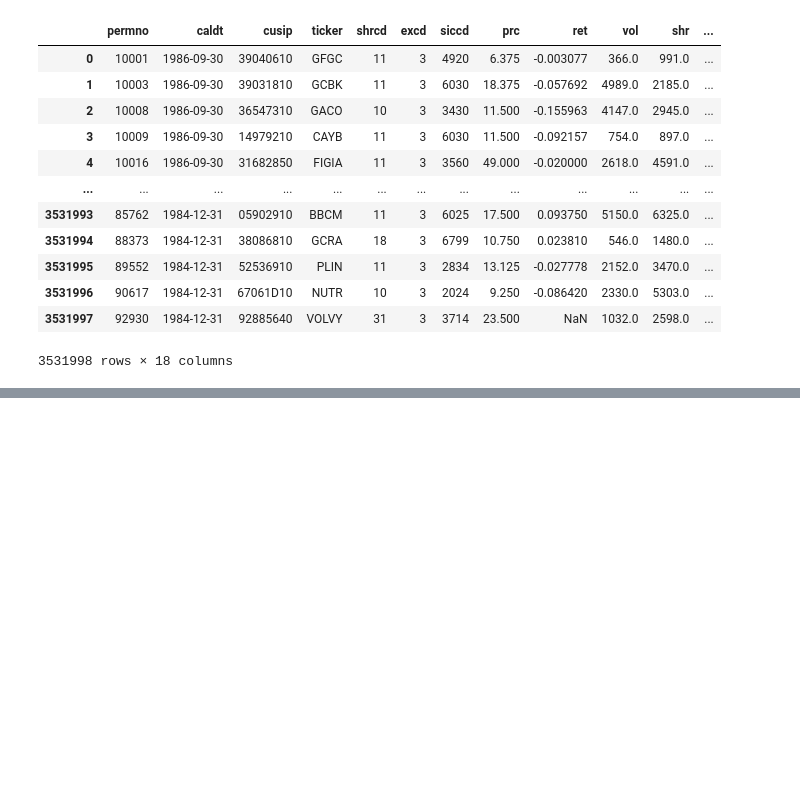
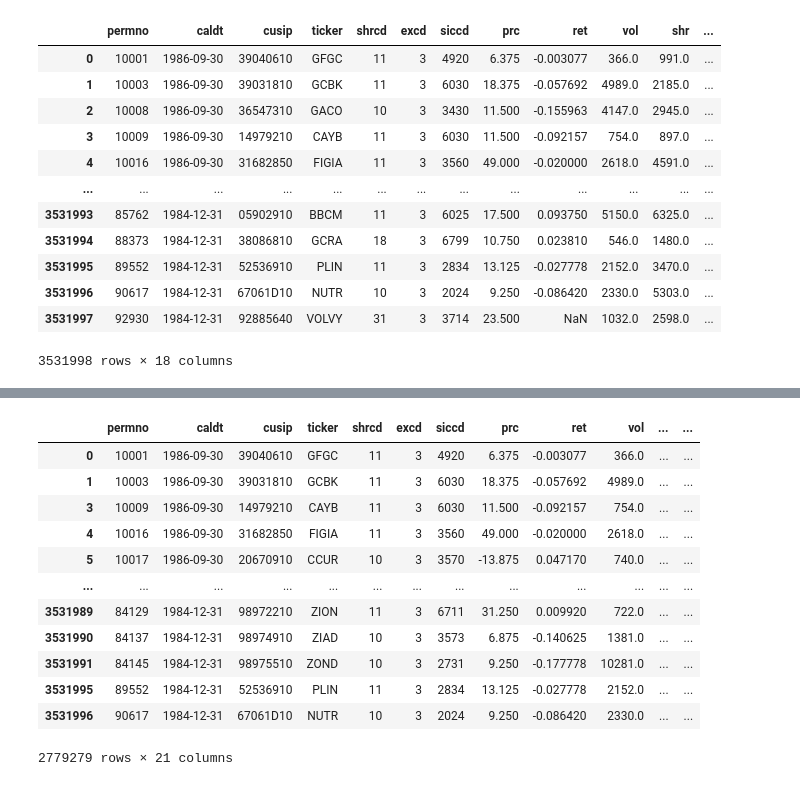
Before and after one commit to ando600/fin_586R_research, a Jupyter notebook: FIN/Project estimation.ipynb, the cells around one changed output, grey strips where cells are left out. Saved outputs shown, nothing was run; the diff lists cells and outputs as text; code cells hidden in the pictures; blank space fills up the shorter version.

```diff
--- a/FIN/Project estimation.ipynb
+++ b/FIN/Project estimation.ipynb
@@ -390,0 +411,5 @@ dfrep
+# %%
+dfrep['exret'] = dfrep['ret']*100 - dfrep['RF']
+# %%
+dfrep = dfrep.rename(columns = {'Mkt-RF':'MKT'})
+dfrep
@@ -390,0 +434,3 @@ dfrep
+# %%
+dfrep = dfrep.merge(monthdf.loc[:,['caldt','Lt']], on = 'caldt', how = 'left')
+dfrep
@@ -390,0 +451,3 @@ dfrep
+# %%
+dfrep = dfrep.dropna()
+dfrep['year'] = dfrep['caldt'].dt.year
@@ -391,3 +491,19 @@ dfrep
+# %%
+dfrep
+# %% [output]
+|  | permno | caldt | cusip | ticker | shrcd | excd | siccd | prc | ret | vol | ... | ... |
+| 0 | 10001 | 1986-09-30 | 39040610 | GFGC | 11 | 3 | 4920 | 6.375 | -0.003077 | 366.0 | ... | ... |
+| 1 | 10003 | 1986-09-30 | 39031810 | GCBK | 11 | 3 | 6030 | 18.375 | -0.057692 | 4989.0 | ... | ... |
+| 3 | 10009 | 1986-09-30 | 14979210 | CAYB | 11 | 3 | 6030 | 11.500 | -0.092157 | 754.0 | ... | ... |
+| 4 | 10016 | 1986-09-30 | 31682850 | FIGIA | 11 | 3 | 3560 | 49.000 | -0.020000 | 2618.0 | ... | ... |
+| 5 | 10017 | 1986-09-30 | 20670910 | CCUR | 10 | 3 | 3570 | -13.875 | 0.047170 | 740.0 | ... | ... |
+| ... | ... | ... | ... | ... | ... | ... | ... | ... | ... | ... | ... | ... |
+| 3531989 | 84129 | 1984-12-31 | 98972210 | ZION | 11 | 3 | 6711 | 31.250 | 0.009920 | 722.0 | ... | ... |
+| 3531990 | 84137 | 1984-12-31 | 98974910 | ZIAD | 10 | 3 | 3573 | 6.875 | -0.140625 | 1381.0 | ... | ... |
+| 3531991 | 84145 | 1984-12-31 | 98975510 | ZOND | 10 | 3 | 2731 | 9.250 | -0.177778 | 10281.0 | ... | ... |
+| 3531995 | 89552 | 1984-12-31 | 52536910 | PLIN | 11 | 3 | 2834 | 13.125 | -0.027778 | 2152.0 | ... | ... |
+| 3531996 | 90617 | 1984-12-31 | 67061D10 | NUTR | 10 | 3 | 2024 | 9.250 | -0.086420 | 2330.0 | ... | ... |
+2779279 rows × 21 columns
 # %%
 ## Let's create avg liquidity for each stock. This is given by:the average value of vals from months t-6 through t-1
 ## Redefine dfrep to be the relevant sample here. We need
```
Also changed, not shown: parts of 32 cells of this notebook.
